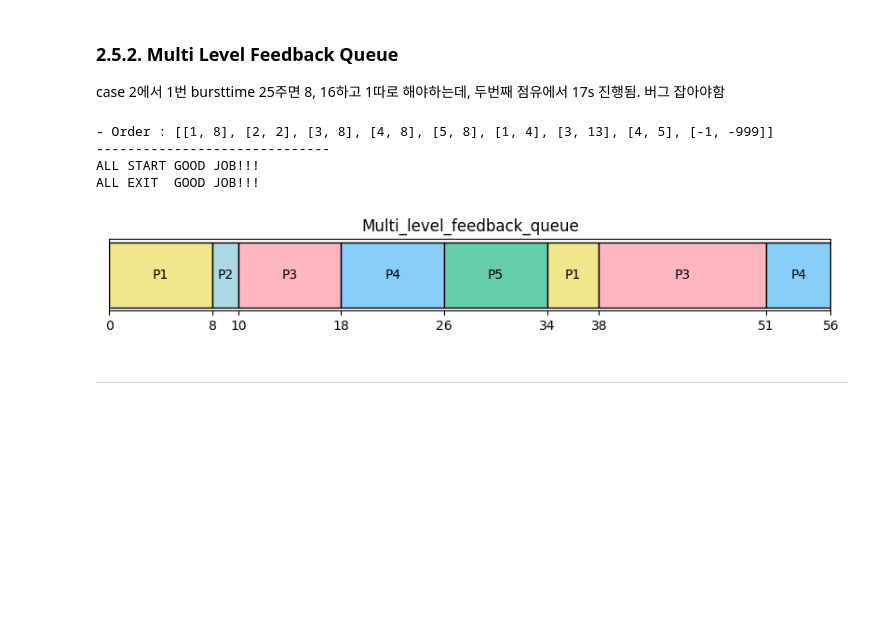
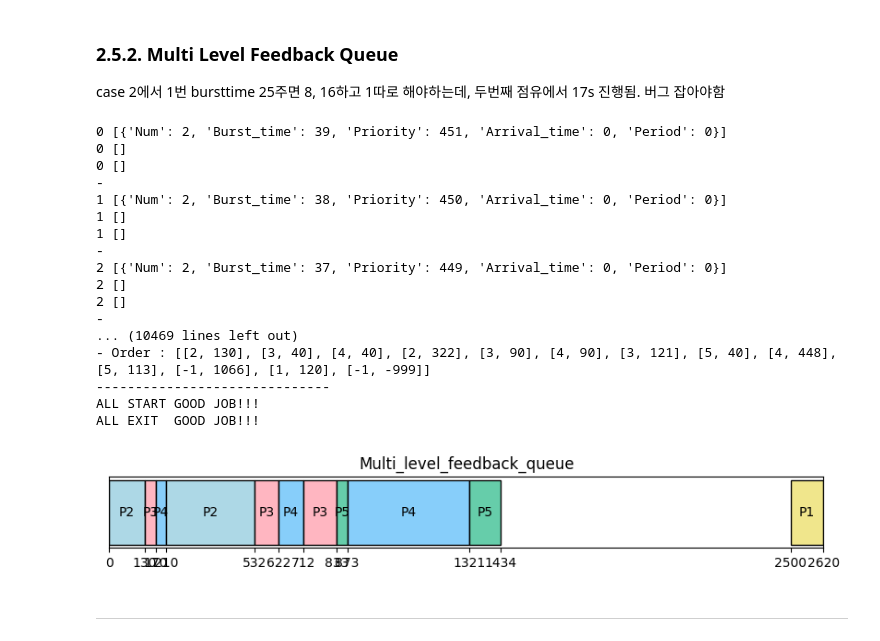
Before and after one commit to jiho264/2023os, a Jupyter notebook: homework01/homework01.ipynb, the cells around one changed output. Drawn from its saved outputs; the diff is of its cells as text; code cells hidden in the pictures; blank space fills up the shorter version.

```diff
--- a/homework01/homework01.ipynb
+++ b/homework01/homework01.ipynb
@@ -16,7 +29,7 @@ _JSON_NUM_ = 2
 # %% [markdown]
     - 입력할 전체 프로세스들의 시간 길이. 스케쥴링 완료 시 이전에 for문 종료
 # %%
-_MAX_TIME_LENGTH_ = 99999
+_MAX_TIME_LENGTH_ = 9999
 # %% [markdown]
     - Round robin
 
@@ -57,6 +70,7 @@ def data_loader():
         assert json_object['list'][i]["Burst_time"] > 0
         assert json_object['list'][i]["Priority"] > 0
         assert json_object['list'][i]["Arrival_time"] >= 0
+        assert json_object['list'][i]["Period"] >= 0
     print("- Data Loading Success")
 
     return json_object
@@ -845,6 +859,7 @@ def Multi_level_feedback_queue(_list, _level1 = 8, _level2 = 16):
     for _now_time in range(_MAX_TIME_LENGTH_):
         if (is_complete(_list) == True):
             _order.append([_NON_PROCESS_, _ALL_JOB_IS_DONE_])
+            print(_now_time)
             break
         # 현재 시간에 도착해있는 작업들 리스트업
         for _process in _list:
@@ -852,6 +867,8 @@ def Multi_level_feedback_queue(_list, _level1 = 8, _level2 = 16):
                 _levels[0].append(_process)
                 # priority에 부여된 퀀텀타임 메모함
                 _levels[0][-1]['Priority'] = _levels[0][-1]['Burst_time']
+                # Period에 스케쥴링 횟수 메모함. 0번이면 최초 퀀텀, 1번이면 둘째 퀀텀, 세번이면 FCFS 배정.
+                _levels[0][-1]['Period'] = 0
                 if (_levels[0][-1]['Burst_time'] < _LEVEL_1_QUANTUM_TIME_):
                     pass
                 else:
@@ -872,44 +889,62 @@ def Multi_level_feedback_queue(_list, _level1 = 8, _level2 = 16):
                     _levels[1][0]['Burst_time'] = _levels[1][0]['Priority']
                 # 둘째 레벨까지 채워 넣었음.
                 _levels[0].append(_levels[1].pop(0))
-                if (_levels[0][0]['Priority'] < _LEVEL_2_QUANTUM_TIME_):
+                if (_levels[0][0]['Period'] == 2):
                     _levels[0][0]['Burst_time'] = _levels[0][0]['Priority']
                     pass
                 else:
                     _levels[0][0]['Burst_time'] = _LEVEL_2_QUANTUM_TIME_
-            ###########################
             ######## 대기는 위에서 예외처리했으니, 무조건 1단계에 process 존재함.
             _now_process = _levels[0][0]
 
             # 할당 시간 오더에 추가하고
             _order.append([_now_process['Num'], 1])
             # 일단 시간 줄이고 다음 큐에 대입
             _now_process['Burst_time'] -= 1
             _now_process['Priority'] -= 1
 
 
             # 배정시간 끝난 경우, 아래 레벨로 강등
             if (_now_process['Priority'] > 0 and _now_process['Burst_time'] == 0):
                 # 여기서 burst time = 0 해버리면, is complete 함수에서 전체 종료로 인식하기에,
                 # 임의의 이상한 숫자 넣어둠
-                _now_process['Burst_time'] = -99
+                _now_process['Burst_time'] = -987654321
+                _levels[0][0]['Period'] += 1
                 _levels[1].append(_levels[0].pop(0))
             # 빈 프로세서 발견하면 다 치워버리고 카운터 초기화
             elif (_now_process['Priority'] == 0):
+                _now_process['Burst_time'] = 0
                 _levels[0].pop(0)
-
+        print(_now_time, _levels[0])
+        print(_now_time, _levels[1])
+        print(_now_time, _levels[2])
+        print('-')
 
     _order = order_zip(_order)
     _result['Multi_level_feedback_queue'] = draw(_order, 'Multi_level_feedback_queue', True)
 
 _list = copy.deepcopy(_DATA_)
-Multi_level_feedback_queue(_list, 8, 16)
+# 2, 3번째 parameter로 퀀텀타임 배정하는 것 수정 가능.
+Multi_level_feedback_queue(_list, 40, 90)
 # %% [output]
-- Order : [[1, 8], [2, 2], [3, 8], [4, 8], [5, 8], [1, 4], [3, 13], [4, 5], [-1, -999]]
+0 [{'Num': 2, 'Burst_time': 39, 'Priority': 451, 'Arrival_time': 0, 'Period': 0}]
+0 []
+0 []
+-
+1 [{'Num': 2, 'Burst_time': 38, 'Priority': 450, 'Arrival_time': 0, 'Period': 0}]
+1 []
+1 []
+-
+2 [{'Num': 2, 'Burst_time': 37, 'Priority': 449, 'Arrival_time': 0, 'Period': 0}]
+2 []
+2 []
+-
+... (10469 lines left out)
+- Order : [[2, 130], [3, 40], [4, 40], [2, 322], [3, 90], [4, 90], [3, 121], [5, 40], [4, 448], [5, 113], [-1, 1066], [1, 120], [-1, -999]]
 ------------------------------
 ALL START GOOD JOB!!!
 ALL EXIT  GOOD JOB!!!
-[figure, old version]
+[figure, new version]
 # %% [markdown]
 -------------------------------------
 # %% [markdown]
```
Also changed, not shown: parts of 16 cells of this notebook, 3 other files.
